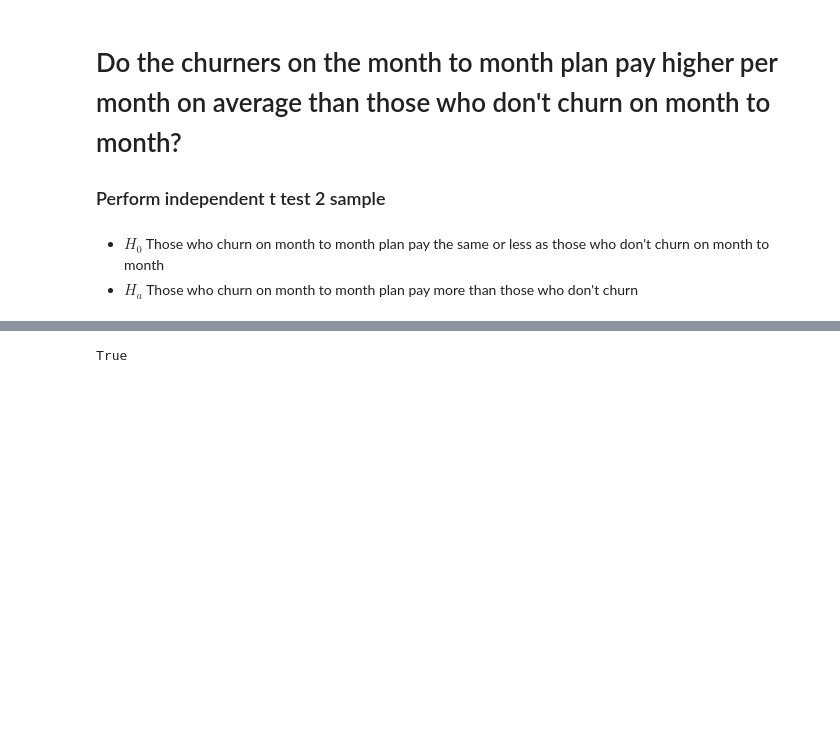
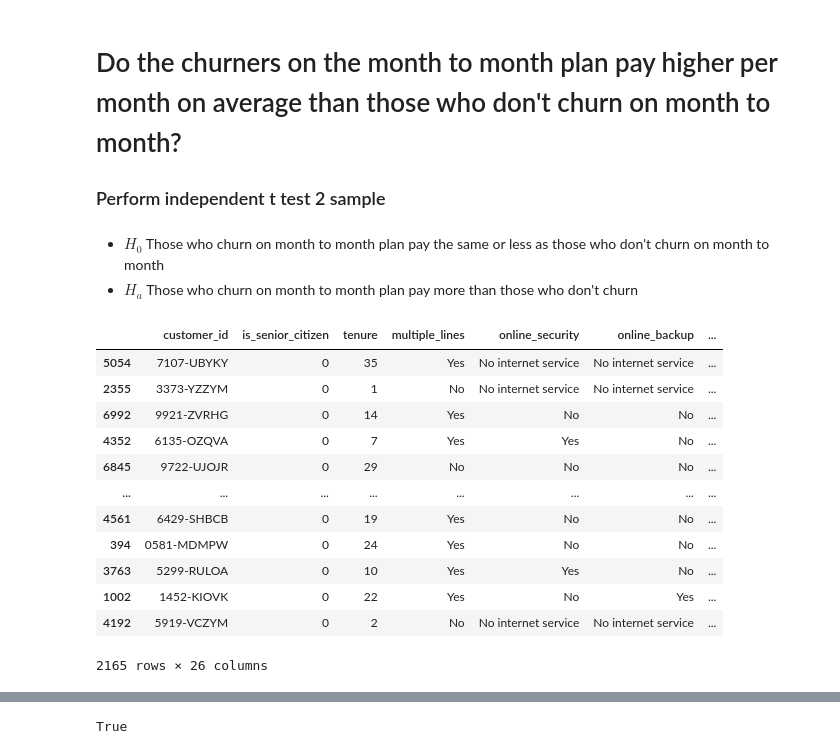
Before and after one commit to jesse-d-marder/classification-project, a Jupyter notebook: explore.ipynb, the cells around one changed output, grey strips where cells are left out. Saved outputs shown, nothing was run; the diff lists cells and outputs as text; code cells hidden in the pictures; blank space fills up the shorter version.

```diff
--- a/explore.ipynb
+++ b/explore.ipynb
@@ -243,4 +242,20 @@ plt.axhline(y=baseline_churn, color = 'green')
 # %% [markdown]
 - $H_0$ Those who churn on month to month plan pay the same or less as those who don't churn on month to month
 - $H_a$ Those who churn on month to month plan pay more than those who don't churn
+# %%
+train[train.is_month_to_month==1]
+# %% [output]
+|  | customer_id | is_senior_citizen | tenure | multiple_lines | online_security | online_backup | ... |
+| 5054 | 7107-UBYKY | 0 | 35 | Yes | No internet service | No internet service | ... |
+| 2355 | 3373-YZZYM | 0 | 1 | No | No internet service | No internet service | ... |
+| 6992 | 9921-ZVRHG | 0 | 14 | Yes | No | No | ... |
+| 4352 | 6135-OZQVA | 0 | 7 | Yes | Yes | No | ... |
+| 6845 | 9722-UJOJR | 0 | 29 | No | No | No | ... |
+| ... | ... | ... | ... | ... | ... | ... | ... |
+| 4561 | 6429-SHBCB | 0 | 19 | Yes | No | No | ... |
+| 394 | 0581-MDMPW | 0 | 24 | Yes | No | No | ... |
+| 3763 | 5299-RULOA | 0 | 10 | Yes | Yes | No | ... |
+| 1002 | 1452-KIOVK | 0 | 22 | Yes | No | Yes | ... |
+| 4192 | 5919-VCZYM | 0 | 2 | No | No internet service | No internet service | ... |
+2165 rows × 26 columns
 # %%
```
Also changed, not shown: parts of 7 cells of this notebook, 5 other files.
